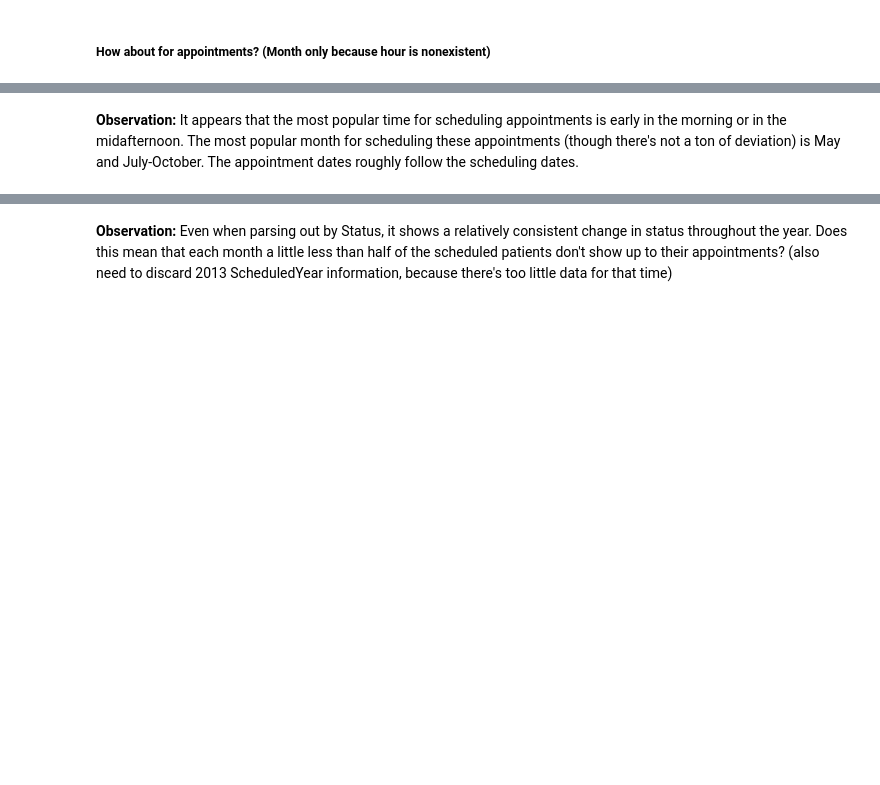
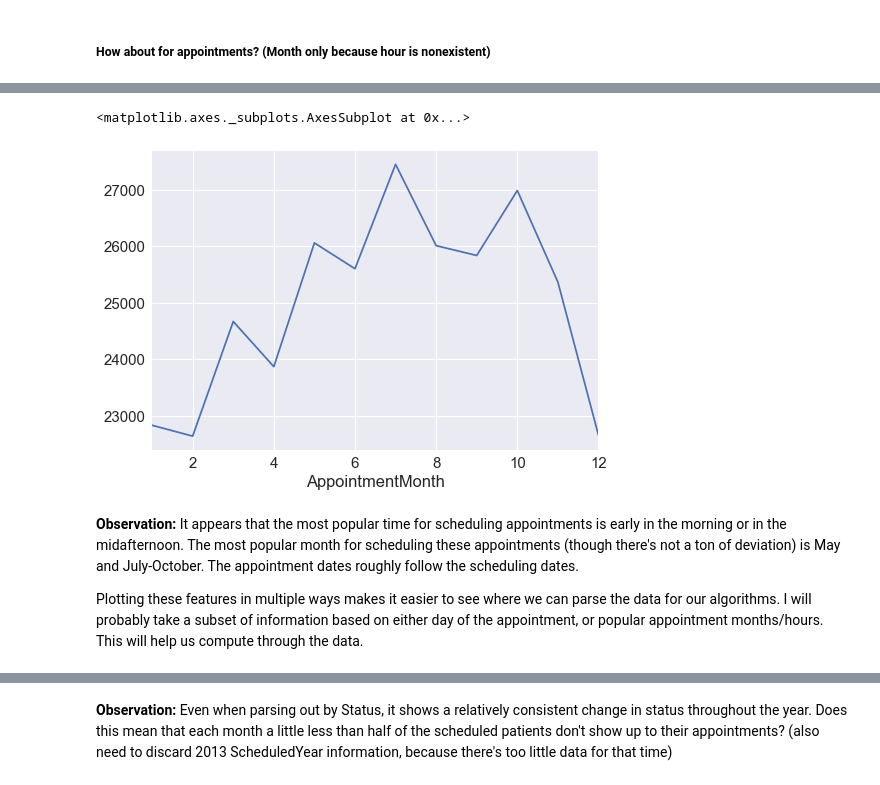
Before and after one commit to jmodoodles/ML_Portfolio_Morgia, a Jupyter notebook: assignments/Week+8_MLNN.ipynb, the cells around one changed output, grey strips where cells are left out. Drawn from its saved outputs; the diff is of its cells as text; code cells hidden in the pictures; blank space fills up the shorter version.

```diff
--- a/assignments/Week+8_MLNN.ipynb
+++ b/assignments/Week+8_MLNN.ipynb
@@ -282,4 +397,15 @@ sns.countplot(x='AppointmentMonth', data=appt)
+# %%
+
+apptmonth = appt.groupby('AppointmentMonth').agg('count')
+apptmonth['Month'] = apptmonth.index
+
+apptmonth.Appointment.plot()
+# %% [output]
+<matplotlib.axes._subplots.AxesSubplot at 0x...>
+[figure, added]
 # %% [markdown]
 **Observation:** It appears that the most popular time for scheduling appointments is early in the morning or in the midafternoon.  The most popular month for scheduling these appointments (though there's not a ton of deviation) is May and July-October.  The appointment dates roughly follow the scheduling dates.
+
+Plotting these features in multiple ways makes it easier to see where we can parse the data for our algorithms. I will probably take a subset of information based on either day of the appointment, or popular appointment months/hours. This will help us compute through the data.
 # %%
 sns.countplot(x="DayOfTheWeek", hue='Status', data=appt)
```
Also changed, not shown: parts of 70 cells of this notebook.
